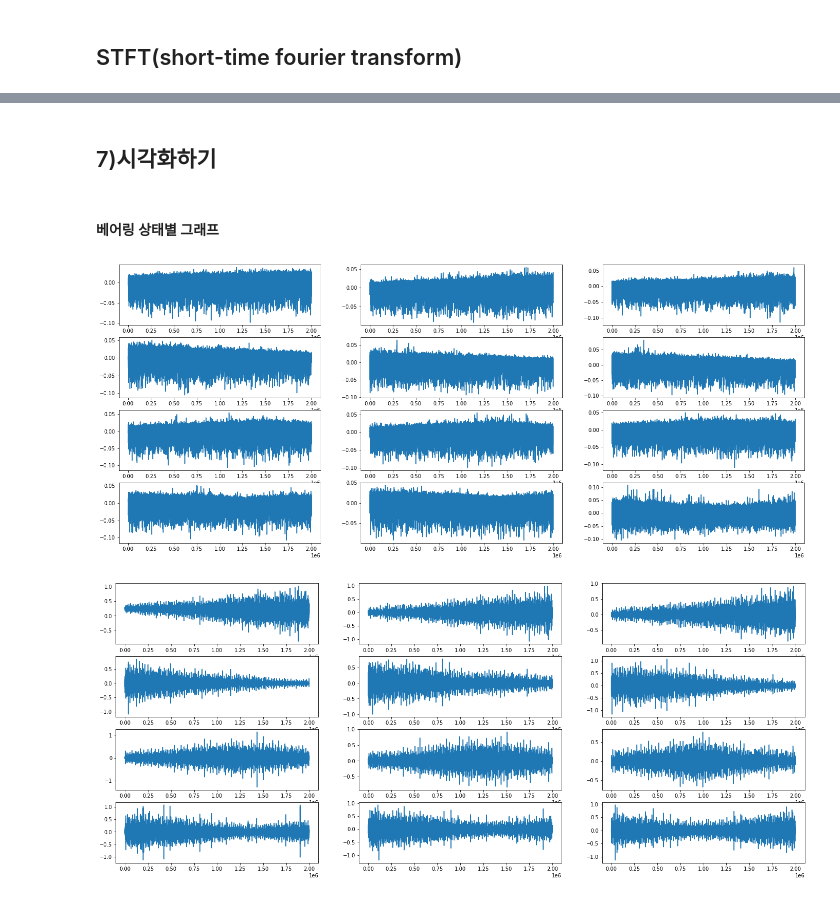
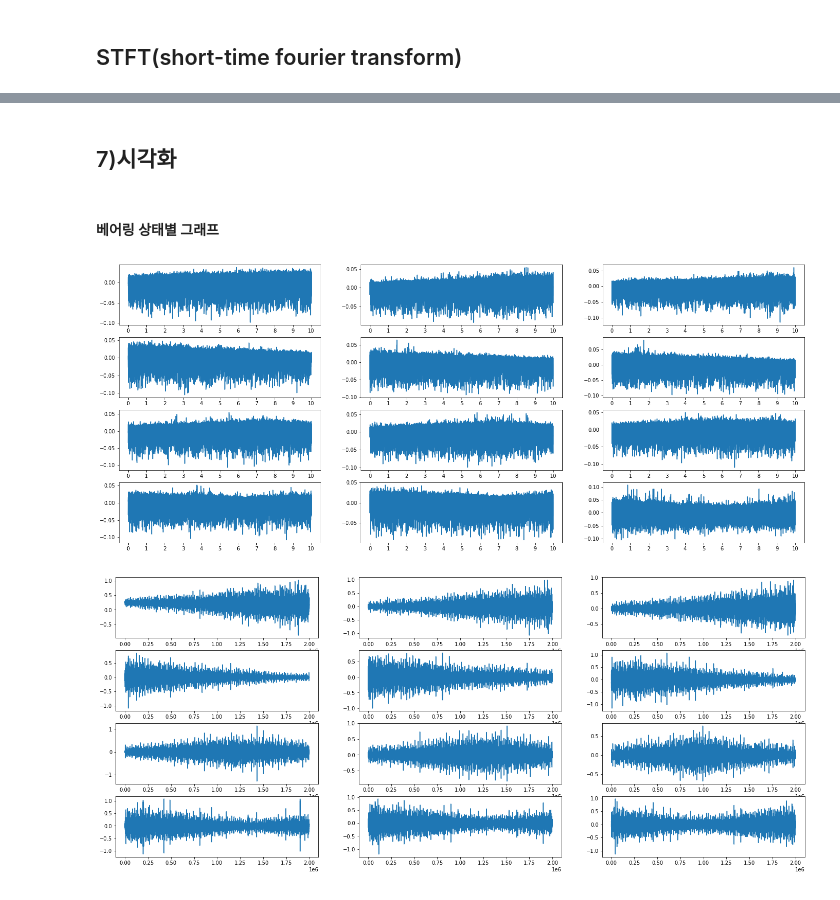
Before and after one commit to engineercha/engineercha, a Jupyter notebook: 졸프.ipynb, the cells around one changed output, grey strips where cells are left out. Saved outputs shown, nothing was run; the diff lists cells and outputs as text; code cells hidden in the pictures.

```diff
--- a/졸프.ipynb
+++ b/졸프.ipynb
@@ -47,17 +48,17 @@ mat_file
 ## 3) 데이터 전처리
 # %%
 raw=[]
-seg=[]
+aug=[]
 file_names=['H-A-1.mat','H-A-2.mat','H-A-3.mat','H-B-1.mat','H-B-2.mat','H-B-3.mat','H-C-1.mat','H-C-2.mat','H-C-3.mat','H-D-1.mat','H-D-2.mat','H-D-3.mat','I-A-1.mat','I-A-2.mat','I-A-3.mat','I-B-1.mat','I-B-2.mat','I-B-3.mat','I-C-1.mat','I-C-2.mat','I-C-3.mat','I-D-1.mat','I-D-2.mat','I-D-3.mat','O-A-1.mat','O-A-2.mat','O-A-3.mat','O-B-1.mat','O-B-2.mat','O-B-3.mat','O-C-1.mat','O-C-2.mat','O-C-3.mat','O-D-1.mat','O-D-2.mat','O-D-3.mat','B-A-1.mat','B-A-2.mat','B-A-3.mat','B-B-1.mat','B-B-2.mat','B-B-3.mat','B-C-1.mat','B-C-2.mat','B-C-3.mat','B-D-1.mat','B-D-2.mat','B-D-3.mat', 'C-A-1.mat','C-A-2.mat','C-A-3.mat','C-B-1.mat','C-B-2.mat','C-B-3.mat','C-C-1.mat','C-C-2.mat','C-C-3.mat','C-D-1.mat','C-D-2.mat','C-D-3.mat']
 
 for i in range(60):
   mat_file = io.loadmat(file_path+file_names[i])['Channel_1']
   raw.append(mat_file)
   for j in range(1000):
-    seg.append(mat_file[2000*j:2000*(j+1)])
+    aug.append(mat_file[2000*j:2000*(j+1)])
 
 raw=np.array(raw).reshape(60,2000000)
-seg=np.array(seg).reshape(60000,2000)
+aug=np.array(aug).reshape(60000,2000)
 
 #길이가 200만인 1개의 데이터를 길이가 2천인 1000개의 데이터로 분할함
 #기존의 데이터는 10초동안 측정된 데이터이므로 분할된 데이터는 1/100초에 해당함
@@ -70,13 +71,13 @@ for i in range(60):
 
 raw_fft=np.array(raw_fft)
 # %%
-seg_fft=[]
+aug_fft=[]
 
 for i in range(60000):
-  fft=np.fft.fft(seg[i])/2000
-  seg_fft.append(fft[:1000])
+  fft=np.fft.fft(aug[i])/2000
+  aug_fft.append(fft[:1000])
 
-seg_fft=np.array(seg_fft)
+aug_fft=np.array(aug_fft)
 
 # 신호를 np.fft.fft() 함수로 푸리에 변환한다. 이때, 함수의 반환값을 신호의 길이로 나누어 normalization 해주어야 한다.
 # magnitude를 얻기 위해 함수의 반환값에 abs()를 취한다.
@@ -266,0 +315,16 @@ plt.plot(abs(mat_fft))
+# %%
+sc=2
+
+plt.figure(figsize=(20,4))
+for i in range(5):
+  plt.subplot(1,5,i+1)
+  magnitude = np.abs(librosa.stft(raw[sc+12*i])) #순서대로 정상 베어링과 inner race, outer race, ball, combinnation 결함이 있는 베어링의 진동 데이터
+  log_spectrogram = librosa.amplitude_to_db(magnitude)
+  librosa.display.specshow(log_spectrogram, sr=Fs)
+  plt.xlabel("Time")
+  plt.ylabel("Frequency")
+  plt.colorbar(format="%+2.0f dB")
+  plt.title("Spectrogram")
+
+#sc은 속도 조건을 선택하는 변수임
+#0,1,2이면 증가, 3,4,5면 감소, 6,7,8이면 증가후감소, 9,10,11이면 감소후증가
@@ -266,0 +333,6 @@ plt.plot(abs(mat_fft))
+# %%
+raw_stft=[]
+for i in range(60):
+  raw_stft.append(np.abs(librosa.stft(raw[i])))
+  for j in range(1025):
+    raw_stft[i][j]=( raw_stft[i][j]-raw_stft[i][j].min() )/( raw_stft[i][j].max()-raw_stft[i][j].min() )
@@ -267,18 +356,18 @@ plt.plot(abs(mat_fft))
 # %% [markdown]
-## 7)시각화하기
+## 7)시각화
 # %% [markdown]
 #### 베어링 상태별 그래프
 # %%
 #healthy bearing
 
 plt.figure(figsize=(24,10))
 for i in range(12):
   plt.subplot(4,3,i+1)
   plt.plot(range(2000000), raw[i])
-  #plt.xticks([0,200000,400000,600000,800000,1000000,1200000,1400000,1600000,1800000,2000000], [0,1,2,3,4,5,6,7,8,9,10])
+  plt.xticks([0,200000,400000,600000,800000,1000000,1200000,1400000,1600000,1800000,2000000], [0,1,2,3,4,5,6,7,8,9,10])
   #plt.xlabel('time(s)')
 # %% [output]
-[figure, old version]
+[figure, new version]
 # %%
 #inner race fault
 
```
Also changed, not shown: parts of 22 cells of this notebook.
